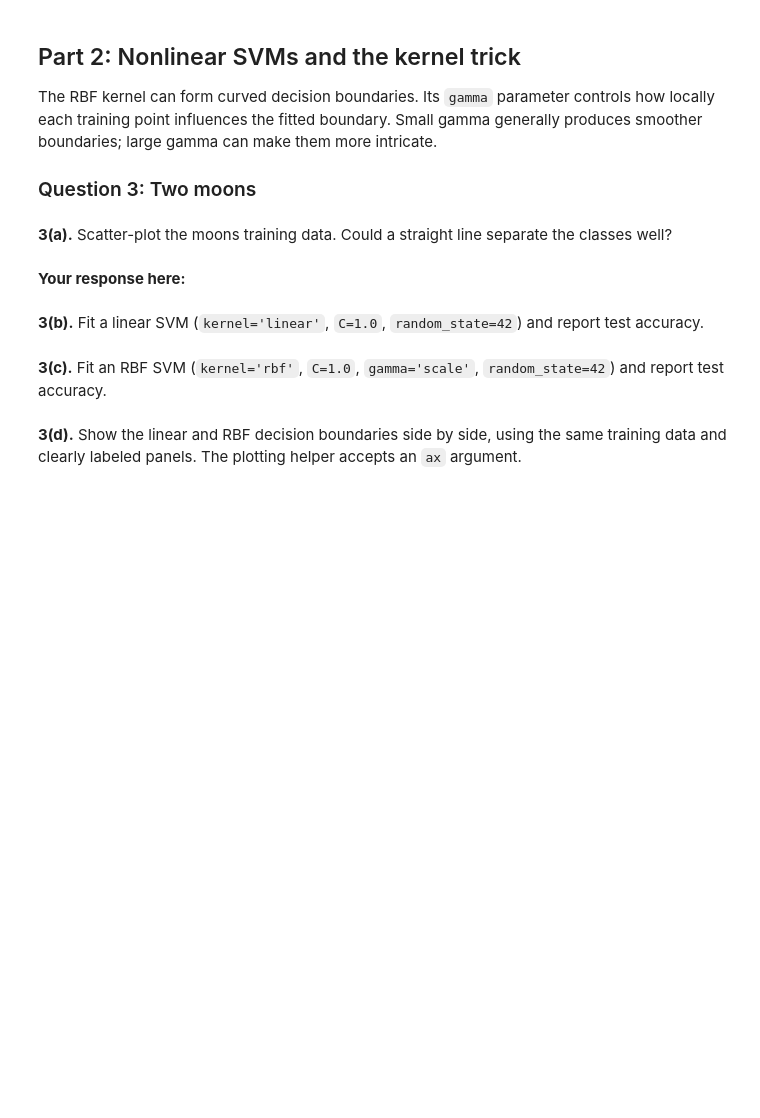
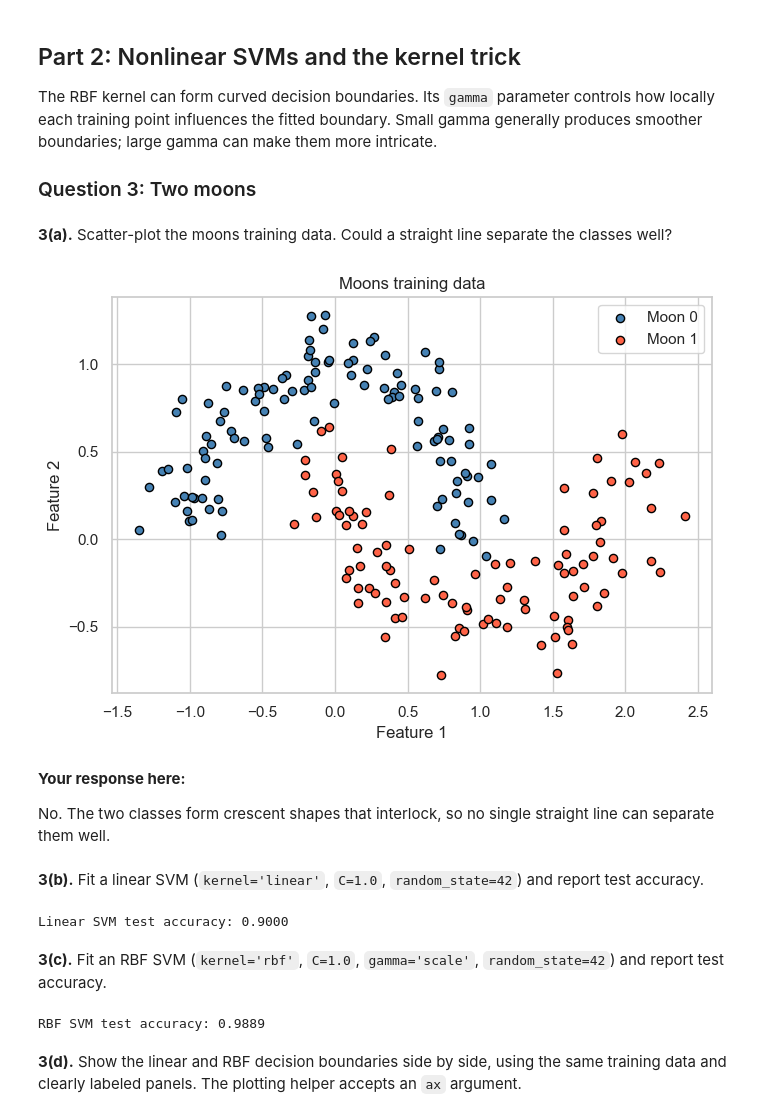
Before and after one commit to STAT-486-Fall-2026-Labs/lab-06-mbgardin, a Jupyter notebook: lab-06.ipynb, the cells around one changed output. Drawn from its saved outputs; the diff is of its cells as text; code cells hidden in the pictures; blank space fills up the shorter version.

```diff
--- a/lab-06.ipynb
+++ b/lab-06.ipynb
@@ -152,19 +220,39 @@ X_train_m, X_test_m, y_train_m, y_test_m = train_test_split(
 **3(a).** Scatter-plot the moons training data. Could a straight line separate the classes well?
 # %%
 # 3(a)
-# Your code here
+fig, ax = plt.subplots(figsize=(7, 5))
+for cls, label, color in zip([0, 1], ["Moon 0", "Moon 1"], ["steelblue", "tomato"]):
+    mask = y_train_m == cls
+    ax.scatter(X_train_m[mask, 0], X_train_m[mask, 1], label=label, color=color,
+               edgecolors="black", s=35)
+ax.set(xlabel="Feature 1", ylabel="Feature 2", title="Moons training data")
+ax.legend()
+plt.tight_layout()
+plt.show()
+# %% [output]
+[figure, added]
 # %% [markdown]
 **Your response here:**
+
+No. The two classes form crescent shapes that interlock, so no single straight line can separate them well.
 # %% [markdown]
 **3(b).** Fit a linear SVM (`kernel='linear'`, `C=1.0`, `random_state=42`) and report test accuracy.
 # %%
 # 3(b)
-# Your code here
+svm_moons_linear = SVC(kernel="linear", C=1.0, random_state=42)
+svm_moons_linear.fit(X_train_m, y_train_m)
+print(f"Linear SVM test accuracy: {svm_moons_linear.score(X_test_m, y_test_m):.4f}")
+# %% [output]
+Linear SVM test accuracy: 0.9000
 # %% [markdown]
 **3(c).** Fit an RBF SVM (`kernel='rbf'`, `C=1.0`, `gamma='scale'`, `random_state=42`) and report test accuracy.
 # %%
 # 3(c)
-# Your code here
+svm_moons_rbf = SVC(kernel="rbf", C=1.0, gamma="scale", random_state=42)
+svm_moons_rbf.fit(X_train_m, y_train_m)
+print(f"RBF SVM test accuracy: {svm_moons_rbf.score(X_test_m, y_test_m):.4f}")
+# %% [output]
+RBF SVM test accuracy: 0.9889
 # %% [markdown]
 **3(d).** Show the linear and RBF decision boundaries side by side, using the same training data and clearly labeled panels. The plotting helper accepts an `ax` argument.
 # %%
```
Also changed, not shown: parts of 48 cells of this notebook, 1 other file.
